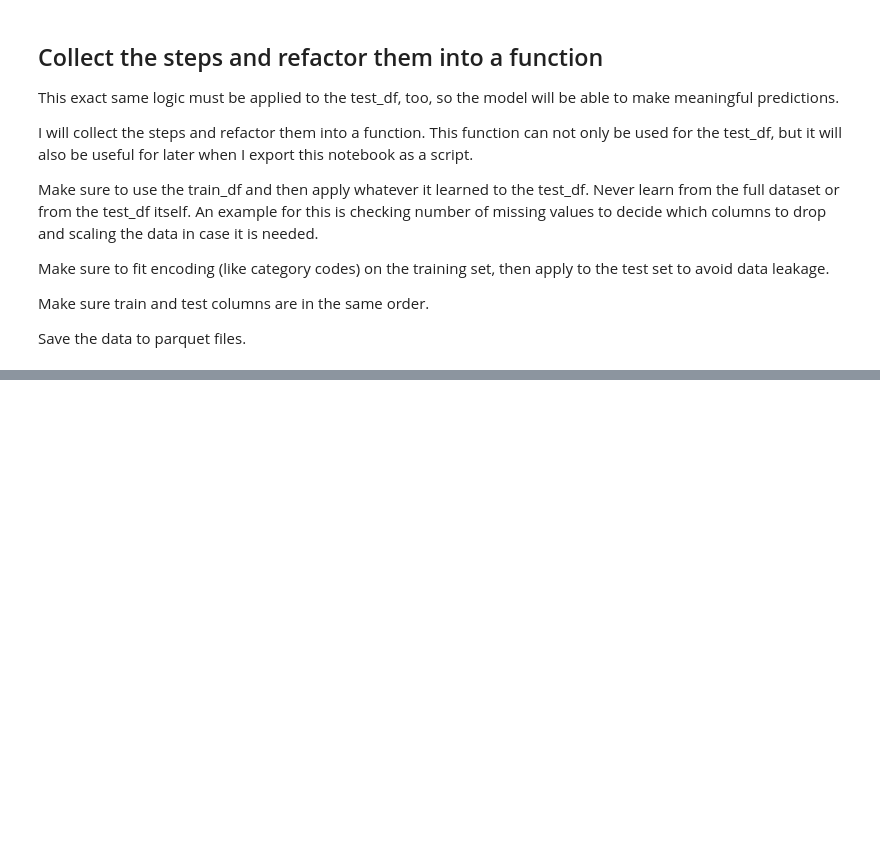
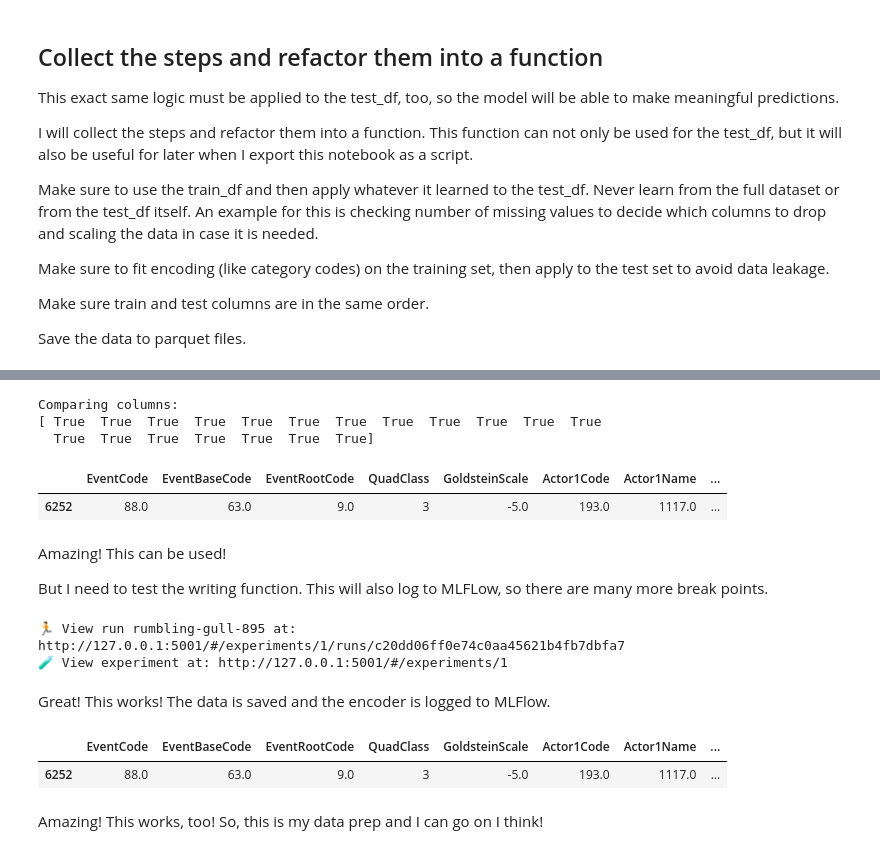
Before and after one commit to fabianjkrueger/gdelt-newsimpact, a Jupyter notebook: notebooks/get_and_explore_data.ipynb, the cells around one changed output, grey strips where cells are left out. Saved outputs shown, nothing was run; the diff lists cells and outputs as text; code cells hidden in the pictures; blank space fills up the shorter version.

```diff
--- a/notebooks/get_and_explore_data.ipynb
+++ b/notebooks/get_and_explore_data.ipynb
@@ -712,0 +962,5 @@ Save the data to parquet files.
+# %%
+# make copy of previously processed train data to compare if output is same
+train_df_backup = train_df.copy()
+X_train_backup = X_train.copy()
+y_train_backup = y_train.copy()
@@ -712,0 +976,10 @@ Save the data to parquet files.
+# %%
+# load train data again fresh from file, because it was already processed
+train_df = pd.read_parquet(PATH_DATA / "gdelt_events_2024_subset_10k_train.parquet")
+# %%
+# test the function for train data
+X_train_new, y_train_new, encoder_new = prepare_data(
+    df = train_df,
+    is_train = True,
+    save_data = False,
+)
@@ -712,0 +1018,9 @@ Save the data to parquet files.
+# %%
+# test the function for test data
+# pass the new encoder here
+X_test_new, y_test_new = prepare_data(
+    df = test_df,
+    is_train = False,
+    save_data = False,
+    encoder = encoder_new
+)
@@ -712,0 +1040,33 @@ Save the data to parquet files.
+# %%
+# compare columns to backup -> columns must match
+print("Comparing columns:")
+print(X_test_new.columns == X_train_backup.columns)
+
+# print only first row to get some feedback if function works
+X_test_new.head(1)
+# %% [output]
+Comparing columns:
+[ True  True  True  True  True  True  True  True  True  True  True  True
+  True  True  True  True  True  True  True]
+|  | EventCode | EventBaseCode | EventRootCode | QuadClass | GoldsteinScale | Actor1Code | Actor1Name | ... |
+| 6252 | 88.0 | 63.0 | 9.0 | 3 | -5.0 | 193.0 | 1117.0 | ... |
+# %% [markdown]
+Amazing! This can be used!
+
+But I need to test the writing function.
+This will also log to MLFLow, so there are many more break points.
+# %%
+# test the function for train data
+X_train_new, y_train_new, encoder_new = prepare_data(
+    df = train_df,
+    is_train = True,
+    save_data = True,
+    save_path_dir = "notebook_prototyping",
+    path_repo = PATH_REPO
+)
+# %% [output]
+🏃 View run rumbling-gull-895 at: http://127.0.0.1:5001/#/experiments/1/runs/c20dd06ff0e74c0aa45621b4fb7dbfa7
+🧪 View experiment at: http://127.0.0.1:5001/#/experiments/1
+# %% [markdown]
+Great! This works!
+The data is saved and the encoder is logged to MLFlow.
@@ -712,0 +1084,8 @@ Save the data to parquet files.
+# %%
+# compare to first row of previous run
+X_test_new.head(1)
+# %% [output]
+|  | EventCode | EventBaseCode | EventRootCode | QuadClass | GoldsteinScale | Actor1Code | Actor1Name | ... |
+| 6252 | 88.0 | 63.0 | 9.0 | 3 | -5.0 | 193.0 | 1117.0 | ... |
+# %% [markdown]
+Amazing! This works, too! So, this is my data prep and I can go on I think!
```
Also changed, not shown: parts of 21 cells of this notebook, 1 other file.
